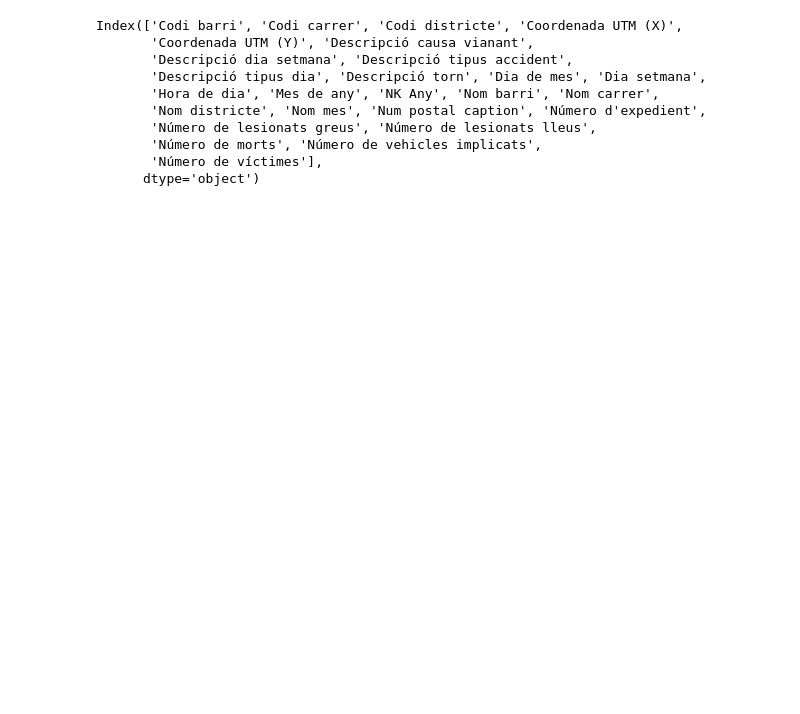
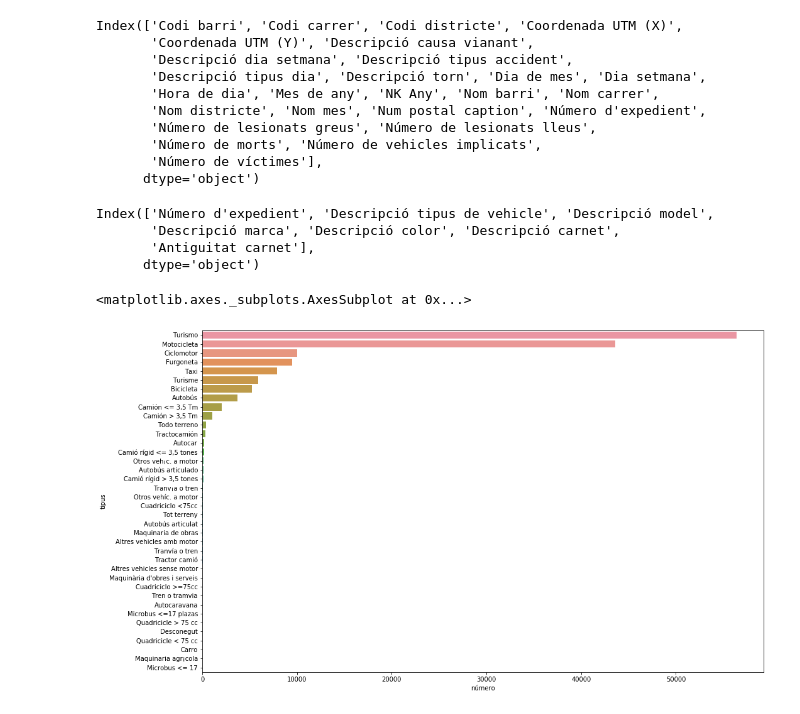
Before and after one commit to Doasy/AccidentsBCN, a Jupyter notebook: notebooks/analysis.ipynb, the cells around one changed output. Cells and saved outputs as stored; diff of their text form; code cells hidden in the pictures; blank space fills up the shorter version.

```diff
--- a/notebooks/analysis.ipynb
+++ b/notebooks/analysis.ipynb
@@ -41,3 +28,24 @@ Index(['Codi barri', 'Codi carrer', 'Codi districte', 'Coordenada UTM (X)',
        'Número de morts', 'Número de vehicles implicats',
        'Número de víctimes'],
       dtype='object')
+# %%
+vehicles = read_csv_list(data_path, file_type='vehicles')
+vehicles.columns
+# %% [output]
+Index(['Número d'expedient', 'Descripció tipus de vehicle', 'Descripció model',
+       'Descripció marca', 'Descripció color', 'Descripció carnet',
+       'Antiguitat carnet'],
+      dtype='object')
+# %%
+typeofvehicle = vehicles['Descripció tipus de vehicle']
+counts = typeofvehicle.value_counts()
+types_df = counts.to_frame()
+types_df = types_df.reset_index()
+types_df = types_df.rename(columns={'index':'tipus', 'Descripció tipus de vehicle':'número'})
+plt.figure(figsize=(16, 10))
+sns.barplot(y='tipus', x='número', data= types_df)
+#TODO: Turismo = Turisme
+#TODO: bar plot per <antiguitat vehicle, marca, tipus vehicle, color vehicle, anys carnet, tipus carnet, edat, nombre accidents>
+# %% [output]
+<matplotlib.axes._subplots.AxesSubplot at 0x...>
+[figure, added]
```
Also changed, not shown: parts of 2 cells of this notebook.
